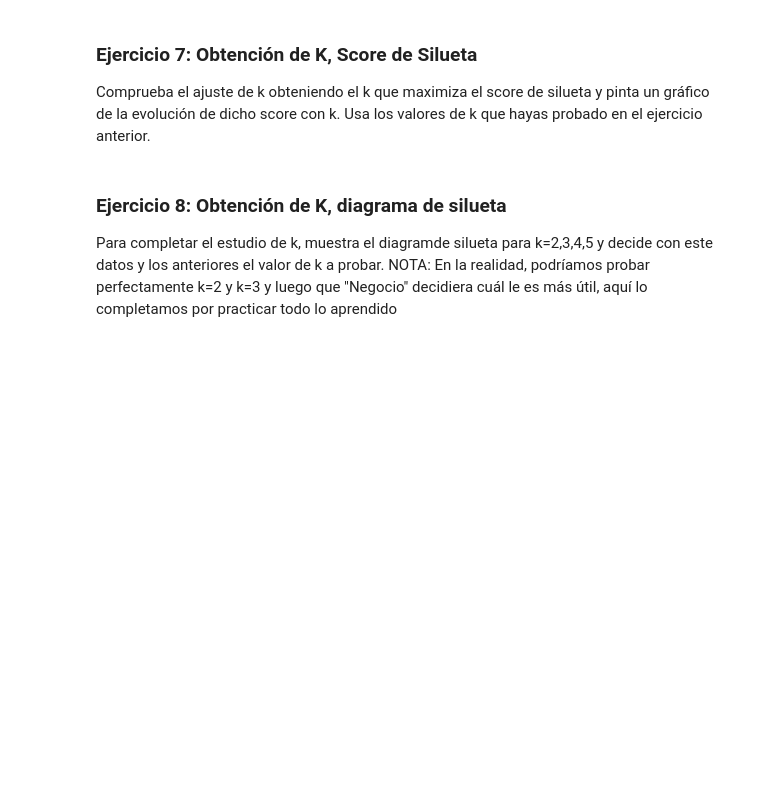
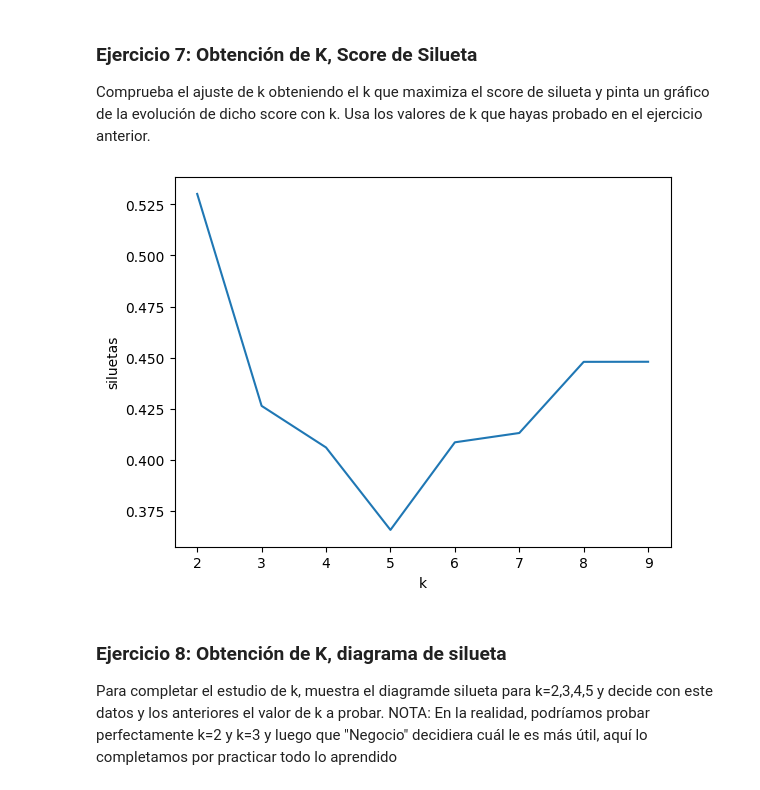
Before and after one commit to vrieraj/ONLINE_DS_THEBRIDGE_Ejercicios, a Jupyter notebook: 04_Machine_Learning/Sprint_13/Unidad_01/Ejercicios_Workout/13_Ejercicios_K-Means.ipynb, the cells around one changed output. Drawn from its saved outputs; the diff is of its cells as text; code cells hidden in the pictures; blank space fills up the shorter version.

```diff
--- a/04_Machine_Learning/Sprint_13/Unidad_01/Ejercicios_Workout/13_Ejercicios_K-Means.ipynb
+++ b/04_Machine_Learning/Sprint_13/Unidad_01/Ejercicios_Workout/13_Ejercicios_K-Means.ipynb
@@ -73,6 +175,16 @@ Evalua diferentes valores K y escoge uno a partir del método del codo/elbow de
 ### Ejercicio 7: Obtención de K, Score de Silueta
 
 Comprueba el ajuste de k obteniendo el k que maximiza el score de silueta y pinta un gráfico de la evolución de dicho score con k. Usa los valores de k que hayas probado en el ejercicio anterior.
+# %%
+siluetas = {}
+for k in range(2,10):
+    cluster = KMeans(n_clusters=k)
+    cluster.fit(X)
+    siluetas[k] = silhouette_score(X, cluster.labels_)
+# %%
+sns.lineplot(pd.DataFrame({'k':siluetas.keys(), 'siluetas':siluetas.values()}), x='k', y='siluetas');
+# %% [output]
+[figure, added]
 # %% [markdown]
 ### Ejercicio 8: Obtención de K, diagrama de silueta
 
```
Also changed, not shown: parts of 11 cells of this notebook, 1 other file.
